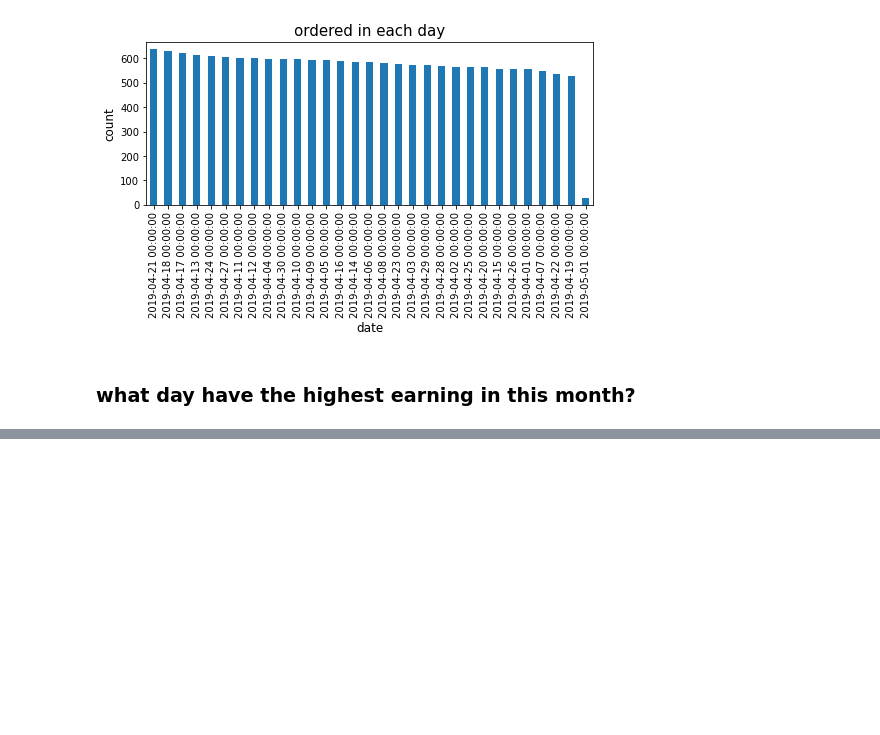
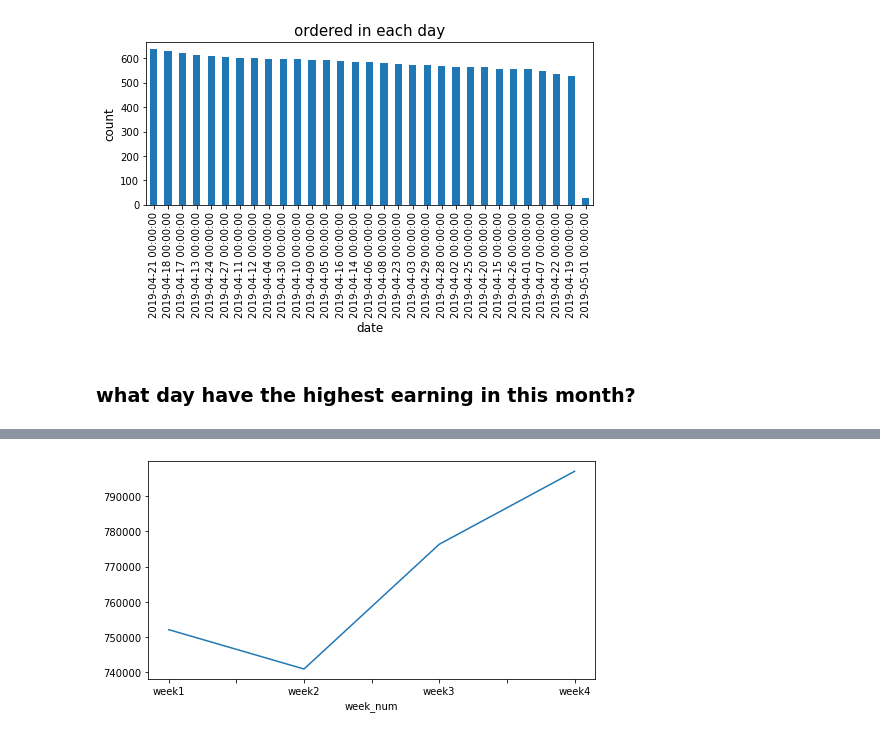
Before and after one commit to RazanAlzahrani1/EC_EDA, a Jupyter notebook: E company.ipynb, the cells around one changed output, grey strips where cells are left out. Saved outputs shown, nothing was run; the diff lists cells and outputs as text; code cells hidden in the pictures; blank space fills up the shorter version.

```diff
--- a/E company.ipynb
+++ b/E company.ipynb
@@ -365,0 +308,8 @@ Text(0, 0.5, 'total price')
+# %%
+
+# converting the date to the required format
+df['Date'] = pd.to_datetime(df['Date'], errors ='coerce')
+#df.astype('int64').dtypes
+
+# extracting the week from the date
+df['week'] = df['Date'].dt.week
@@ -365,0 +332,17 @@ Text(0, 0.5, 'total price')
+# %%
+w_dict = {
+    14: 'week1',
+    15: 'week2' ,
+    16: 'week3',
+    17: 'week4',
+
+
+}
+# %%
+df['week_num']= df['week'].map(w_dict)
+# %%
+df.dropna(how='all', inplace=True)
+# %%
+x=df.groupby(df['week_num'])['total'].sum().plot(kind='line',figsize=(8,4))
+# %% [output]
+[figure, added]
```
Also changed, not shown: parts of 10 cells of this notebook.
